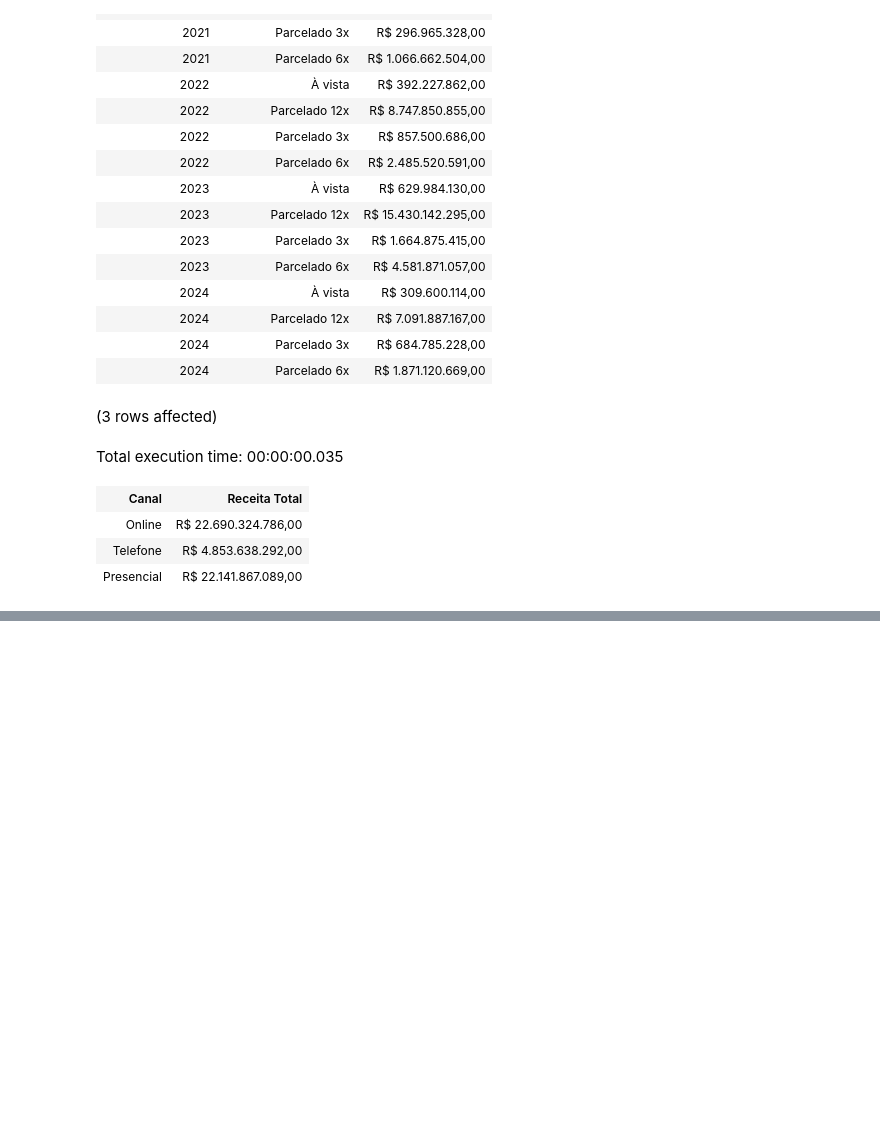
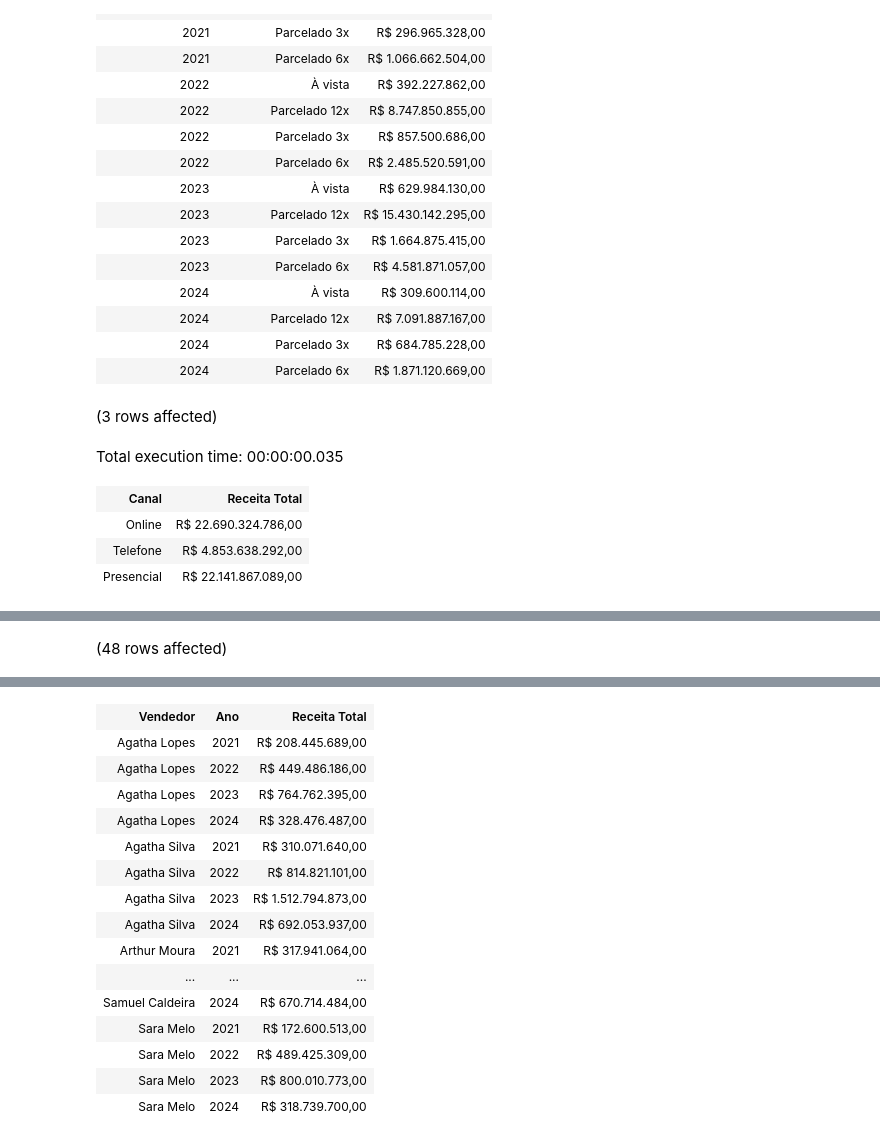
Before and after one commit to AlbertoFAraujo/SQL_EDA_Data_travels, a Jupyter notebook: EDA_Data_travels.ipynb, the cells around one changed output, grey strips where cells are left out. Drawn from its saved outputs; the diff is of its cells as text; code cells hidden in the pictures; blank space fills up the shorter version.

```diff
--- a/EDA_Data_travels.ipynb
+++ b/EDA_Data_travels.ipynb
@@ -228,0 +283,12 @@ Total execution time: 00:00:00.035
+# %%
+-- Receita Gerada por vendedor físico, por ano e YoY
+SELECT
+    Vendedor,
+    YEAR(data_da_compra) AS Ano,
+    FORMAT(SUM(Quantidade_de_pessoas * Valor_por_pessoa),'c','pt-BR') AS [Receita Total]
+FROM dados_travels
+WHERE Vendedor <> 'Website'
+GROUP BY Vendedor, YEAR(data_da_compra)
+ORDER BY Vendedor ASC, Ano ASC
+# %% [output]
+(48 rows affected)
@@ -228,0 +296,16 @@ Total execution time: 00:00:00.035
+| Vendedor | Ano | Receita Total |
+| Agatha Lopes | 2021 | R$ 208.445.689,00 |
+| Agatha Lopes | 2022 | R$ 449.486.186,00 |
+| Agatha Lopes | 2023 | R$ 764.762.395,00 |
+| Agatha Lopes | 2024 | R$ 328.476.487,00 |
+| Agatha Silva | 2021 | R$ 310.071.640,00 |
+| Agatha Silva | 2022 | R$ 814.821.101,00 |
+| Agatha Silva | 2023 | R$ 1.512.794.873,00 |
+| Agatha Silva | 2024 | R$ 692.053.937,00 |
+| Arthur Moura | 2021 | R$ 317.941.064,00 |
+| ... | ... | ... |
+| Samuel Caldeira | 2024 | R$ 670.714.484,00 |
+| Sara Melo | 2021 | R$ 172.600.513,00 |
+| Sara Melo | 2022 | R$ 489.425.309,00 |
+| Sara Melo | 2023 | R$ 800.010.773,00 |
+| Sara Melo | 2024 | R$ 318.739.700,00 |
```
Also changed, not shown: parts of 6 cells of this notebook.
